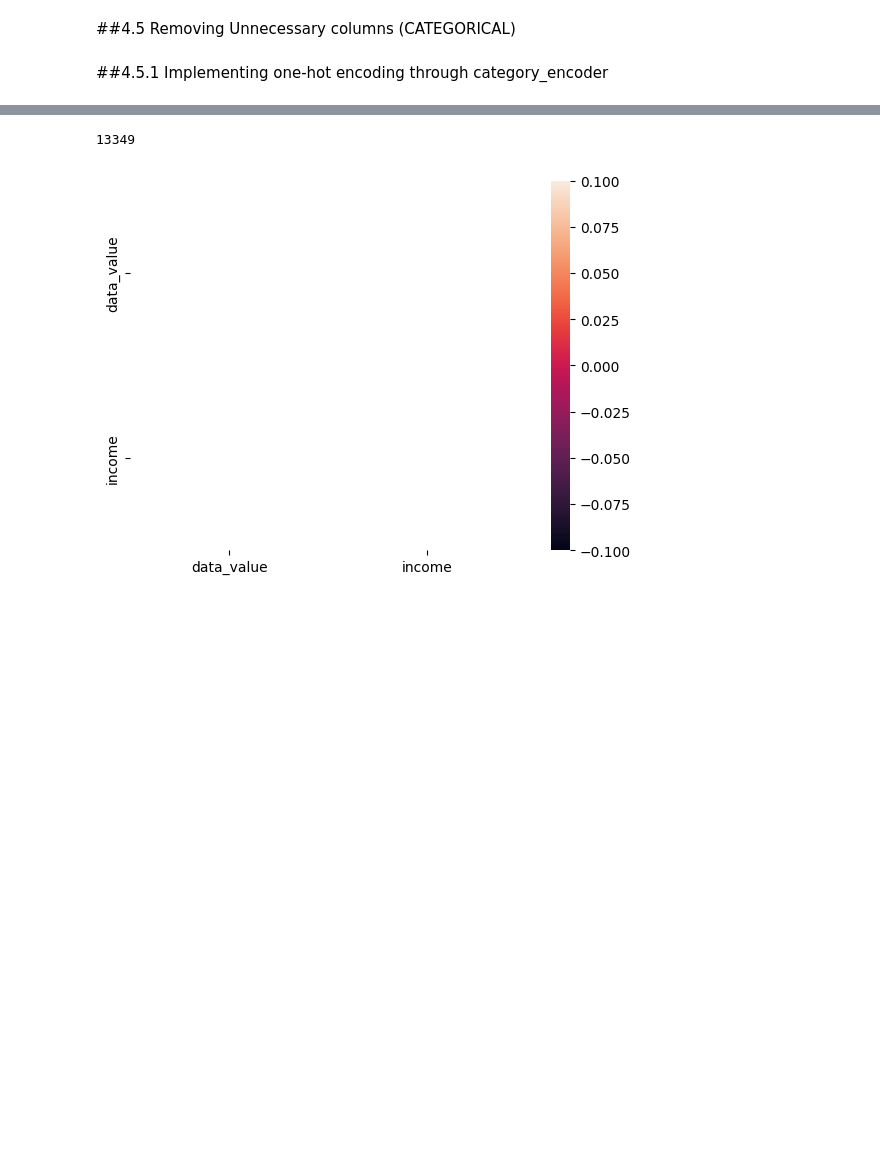
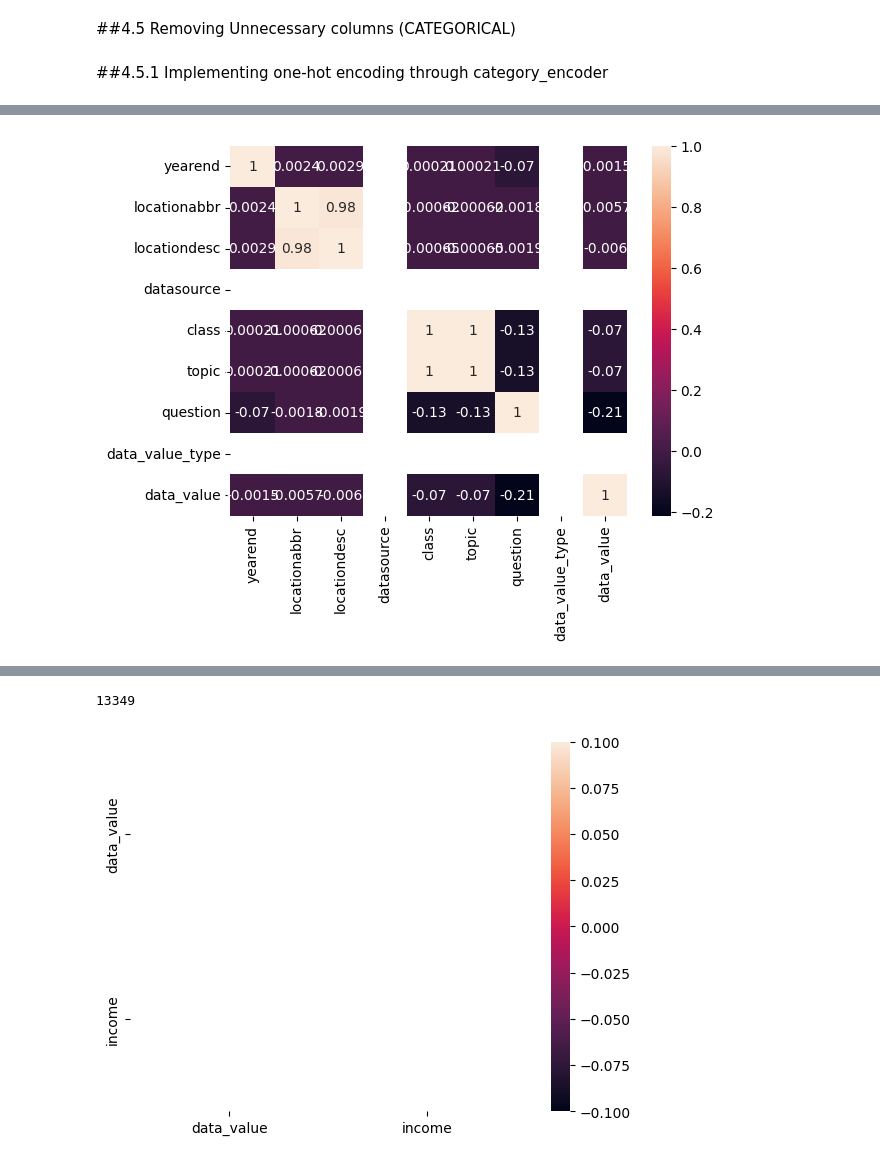
Before and after one commit to Jatansahu/GOLDDIGGER_GROUP12_PROJECT_01, a Jupyter notebook: DM_PROJECT_eda.ipynb, the cells around one changed output, grey strips where cells are left out. Drawn from its saved outputs; the diff is of its cells as text; code cells hidden in the pictures; blank space fills up the shorter version.

```diff
--- a/DM_PROJECT_eda.ipynb
+++ b/DM_PROJECT_eda.ipynb
@@ -266,0 +283,26 @@ for i in unnecessary_col_num.columns:
+# %%
+categorical_columns = data.select_dtypes(include=['object']).columns
+categorical = data[categorical_columns]
+# %%
+
+# Import label encoder
+from sklearn import preprocessing
+
+import matplotlib.pyplot as plt
+import seaborn as sns
+
+# label_encoder object knows
+# how to understand word labels.
+label_encoder = preprocessing.LabelEncoder()
+# %%
+for i in categorical:
+
+    # Specify the column name for encoding
+    column_to_encode = i
+
+    # Fit and transform the selected column
+    data[column_to_encode] = label_encoder.fit_transform(data[column_to_encode])
+# %%
+ax = sns.heatmap(data.iloc[:,:9].corr(), annot=True)
+# %% [output]
+[figure, added]
```
Also changed, not shown: parts of 11 cells of this notebook.
